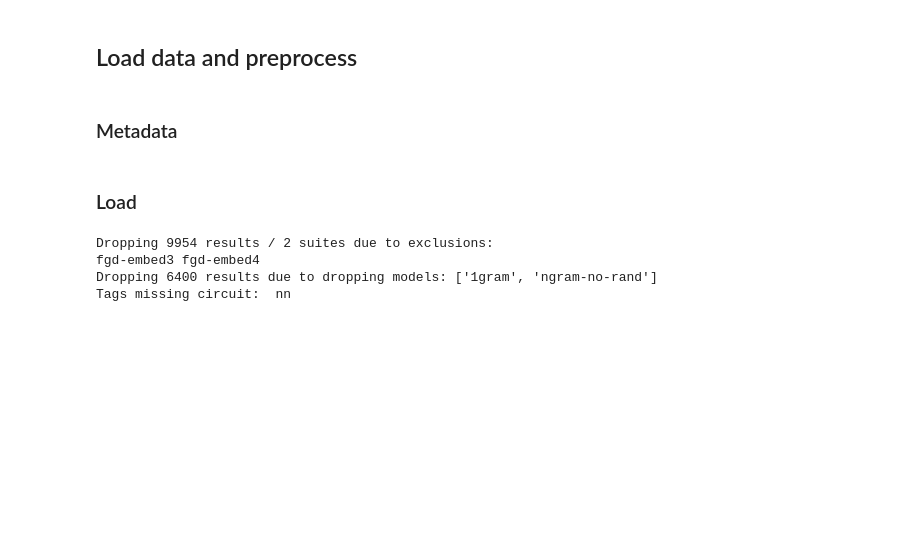
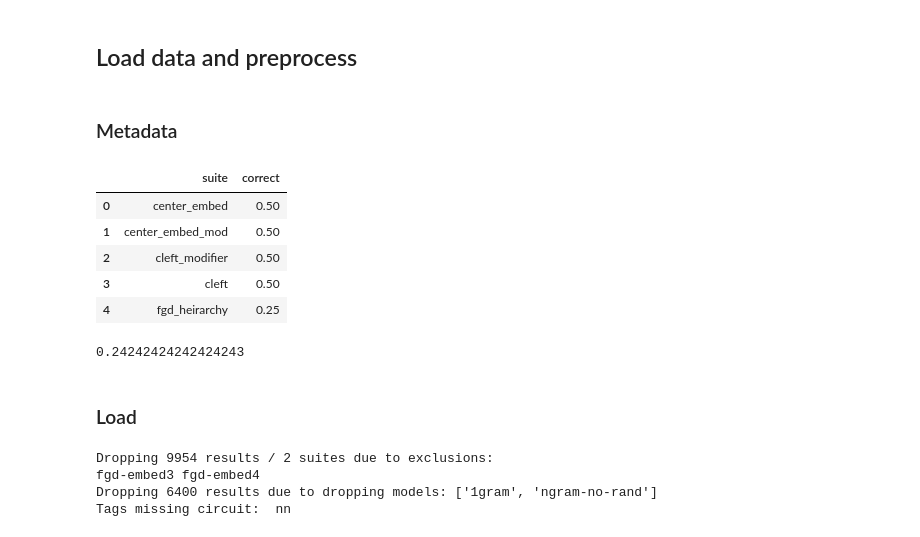
Before and after one commit to cpllab/syntactic-generalization, a Jupyter notebook: notebooks/main.ipynb, the cells around one changed output. Saved outputs shown, nothing was run; the diff lists cells and outputs as text; code cells hidden in the pictures; blank space fills up the shorter version.

Commit message:
add suite baseline metadata

```diff
--- a/notebooks/main.ipynb
+++ b/notebooks/main.ipynb
@@ -37,6 +37,56 @@ exclude_suite_re = re.compile(r"^fgd-embed[34]|^gardenpath")
 exclude_models = ["1gram", "ngram-no-rand", "nn-nv"]
 # %%
 ngram_models = ["ngram", "ngram-single"]
+# %%
+suite_baselines = """center_embed    50%
+center_embed_mod    50%
+cleft_modifier    50%
+cleft    50%
+fgd_heirarchy    25%
+fgd_object    25%
+fgd_pp    25%
+fgd_subject 25%
+fgd-embed3    25%
+fgd-embed4    25%
+mvrr_mod    12.5%
+mvrr     12.5%
+npi_orc_any    12.5%
+npi_orc_ever    12.5%
+npi_src_any    12.5%
+npi_src_ever    12.5%
+npz_ambig_mod    12.5%
+npz_ambig     12.5%
+npz_obj_mod    12.5%
+npz_obj     12.5%
+number_orc    25%
+number_prep    25%
+number_src    25%
+reflexive_orc_fem    25%
+reflexive_orc_masc    25%
+reflexive_prep_fem    25%
+reflexive_prep_masc    25%
+reflexive_src_fem    25%
+reflexive_src_masc    25%
+subordination_orc-orc    25%
+subordination_pp-pp    25%
+subordination_sr-src    25%
+subordination     25%"""
+
+from io import StringIO
+suite_baselines = pd.read_csv(StringIO(suite_baselines), delim_whitespace=True, header=None, names=["suite", "correct"])
+suite_baselines["correct"] = suite_baselines.correct.transform(lambda x: float(x[:-1]) / 100)
+suite_baselines.head()
+# %% [output]
+|  | suite | correct |
+| 0 | center_embed | 0.50 |
+| 1 | center_embed_mod | 0.50 |
+| 2 | cleft_modifier | 0.50 |
+| 3 | cleft | 0.50 |
+| 4 | fgd_heirarchy | 0.25 |
+# %%
+suite_baselines.correct.mean()
+# %% [output]
+0.24242424242424243
 # %% [markdown]
 ### Load
 # %%
```
Also changed, not shown: 1 other file.
